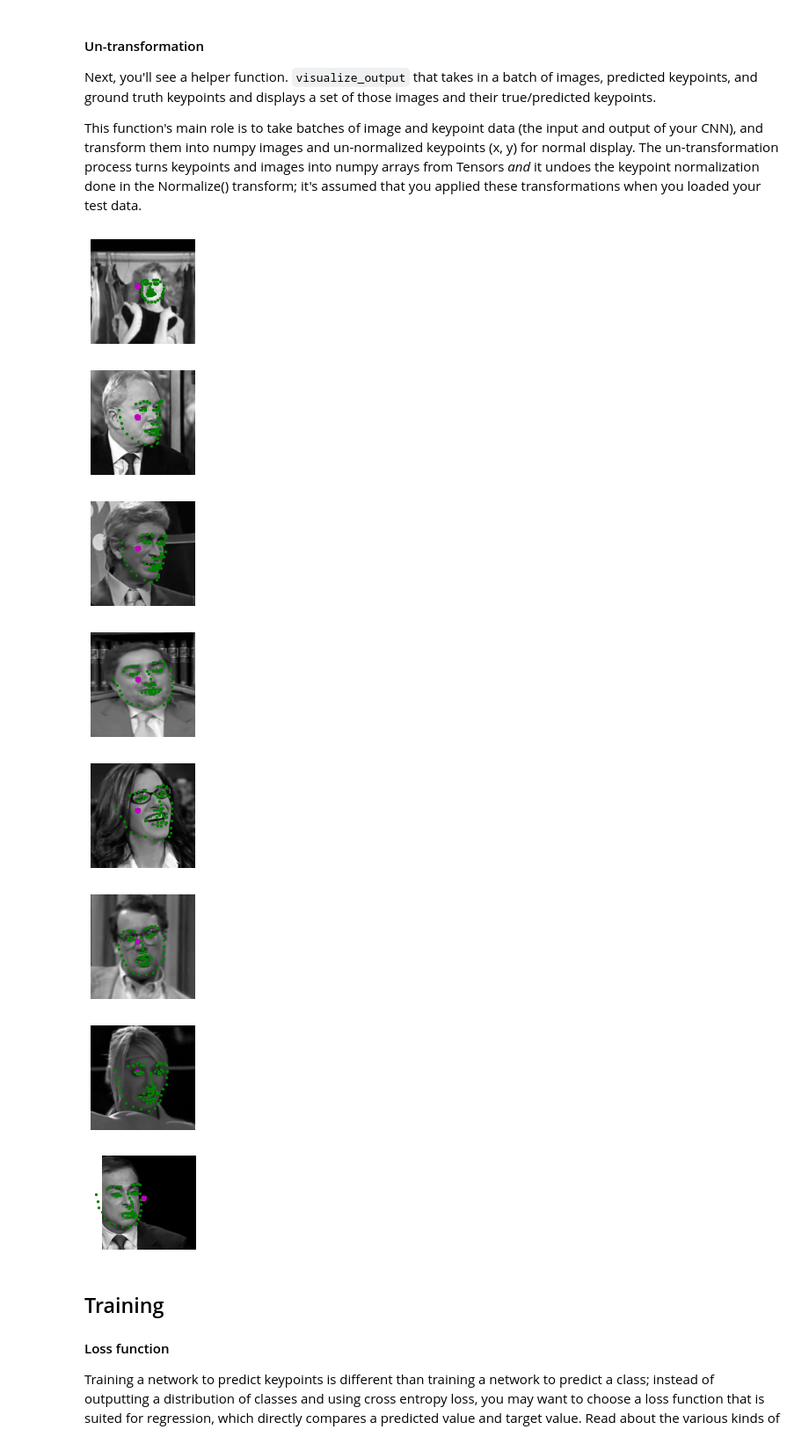
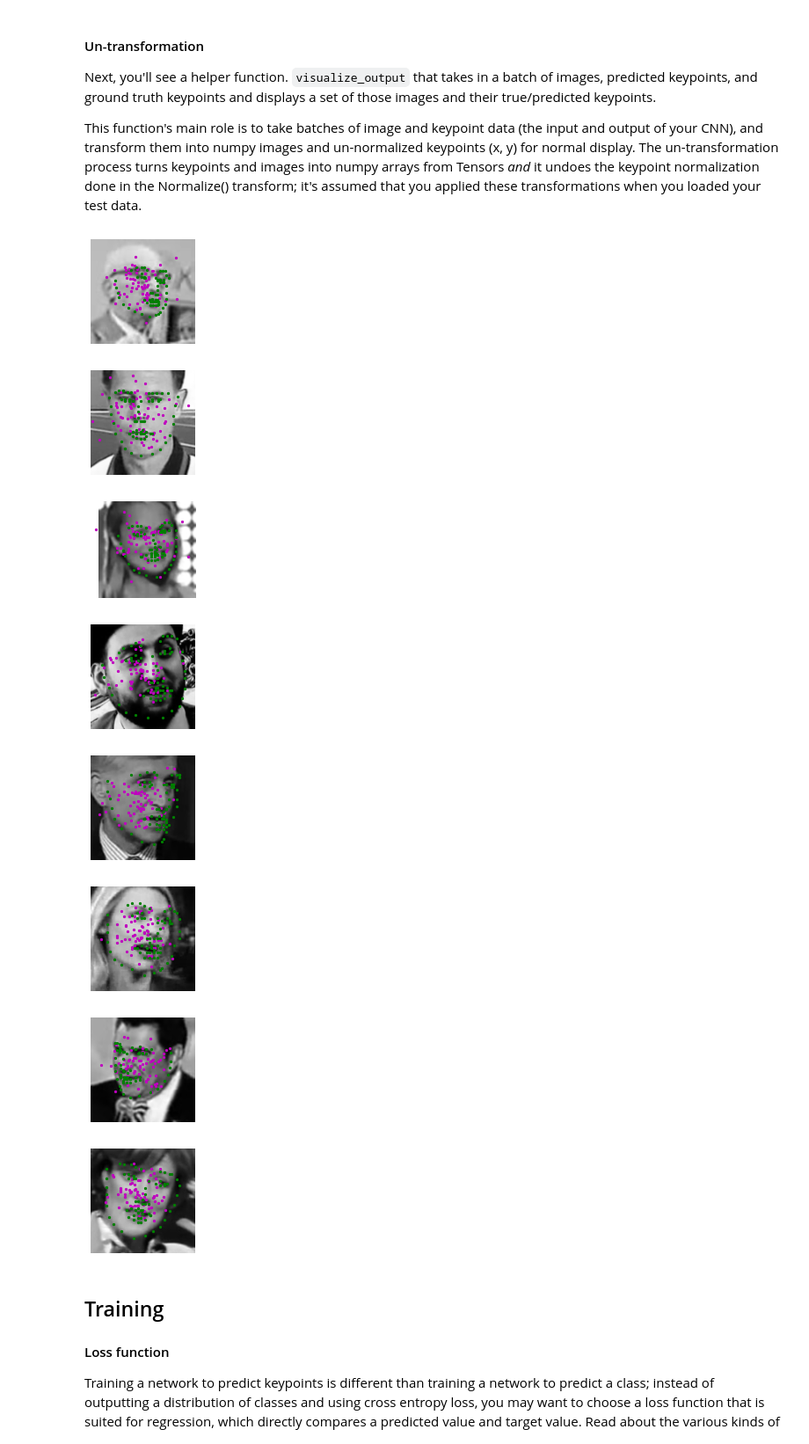
Before and after one commit to wronaq/FacialKeypointDetection, a Jupyter notebook: 2. Define the Network Architecture.ipynb, the cells around one changed output. Shown at 88% size. Saved outputs shown, nothing was run; the diff lists cells and outputs as text; code cells hidden in the pictures.

```diff
--- a/2. Define the Network Architecture.ipynb
+++ b/2. Define the Network Architecture.ipynb
@@ -222,12 +226,21 @@ To visualize this test data, we have to go through some un-transformation steps
 # AND apply the data_transform you defined above
 
 # create the test dataset
-test_dataset = FacialKeypointsDataset(csv_file='/data/test_frames_keypoints.csv',
-                                             root_dir='/data/test/',
+valid_dataset = FacialKeypointsDataset(csv_file='data/validation_frames_keypoints.csv',
+                                             root_dir='data/validation/',
                                              transform=data_transform)
+
+test_dataset = FacialKeypointsDataset(csv_file='data/test_frames_keypoints.csv',
+                                             root_dir='data/test/',
+                                             transform=data_transform)
 # %%
 # load test data in batches
-batch_size = 16
+batch_size = 32
+
+valid_loader = DataLoader(valid_dataset,
+                          batch_size=batch_size,
+                          shuffle=True,
+                          num_workers=0)
 
 test_loader = DataLoader(test_dataset,
                           batch_size=batch_size,
@@ -249,7 +262,7 @@ This function test how the network performs on the first batch of test data. It
 def net_sample_output():
 
     # iterate through the test dataset
-    for i, sample in enumerate(test_loader):
+    for i, sample in enumerate(valid_loader):
 
         # get sample data: images and ground truth keypoints
         images = sample['image']
@@ -274,10 +287,10 @@ If you get a size or dimension error here, make sure that your network outputs t
 # %%
 # call the above function
 # returns: test images, test predicted keypoints, test ground truth keypoints
-test_images, test_outputs, gt_pts = net_sample_output()
+valid_images, valid_outputs, gt_pts = net_sample_output()
 
 # print out the dimensions of the data to see if they make sense
-print(test_images.data.size())
-print(test_outputs.data.size())
+print(valid_images.data.size())
+print(valid_outputs.data.size())
 print(gt_pts.size())
 # %% [output]
@@ -308,47 +321,47 @@ This function's main role is to take batches of image and keypoint data (the inp
 # %%
 # visualize the output
 # by default this shows a batch of 10 images
-def visualize_output(test_images, test_outputs, gt_pts=None, batch_size=8):
+def visualize_output(valid_images, valid_outputs, gt_pts=None, batch_size=8):
 
     for i in range(batch_size):
         plt.figure(figsize=(20,10))
         ax = plt.subplot(1, batch_size, i+1)
 
         # un-transform the image data
-        image = test_images[i].data   # get the image from it's Variable wrapper
+        image = valid_images[i].data   # get the image from it's Variable wrapper
         image = image.numpy()   # convert to numpy array from a Tensor
         image = np.transpose(image, (1, 2, 0))   # transpose to go from torch to numpy image
 
         # un-transform the predicted key_pts data
-        predicted_key_pts = test_outputs[i].data
+        predicted_key_pts = valid_outputs[i].data
         predicted_key_pts = predicted_key_pts.numpy()
         # undo normalization of keypoints
         predicted_key_pts = predicted_key_pts*50.0+100
 
         # plot ground truth points for comparison, if they exist
         ground_truth_pts = None
         if gt_pts is not None:
             ground_truth_pts = gt_pts[i]
             ground_truth_pts = ground_truth_pts*50.0+100
 
         # call show_all_keypoints
         show_all_keypoints(np.squeeze(image), predicted_key_pts, ground_truth_pts)
 
         plt.axis('off')
 
     plt.show()
 
 # call it
-visualize_output(test_images, test_outputs, gt_pts)
+visualize_output(valid_images, valid_outputs, gt_pts)
 # %% [output]
-[figure, old version]
+[figure, new version]
-[figure, old version]
+[figure, new version]
-[figure, old version]
+[figure, new version]
-[figure, old version]
+[figure, new version]
-[figure, old version]
+[figure, new version]
-[figure, old version]
+[figure, new version]
-[figure, old version]
+[figure, new version]
-[figure, old version]
+[figure, new version]
 # %% [markdown]
 ## Training
 
```
Also changed, not shown: parts of 17 cells of this notebook, 3 other files.
